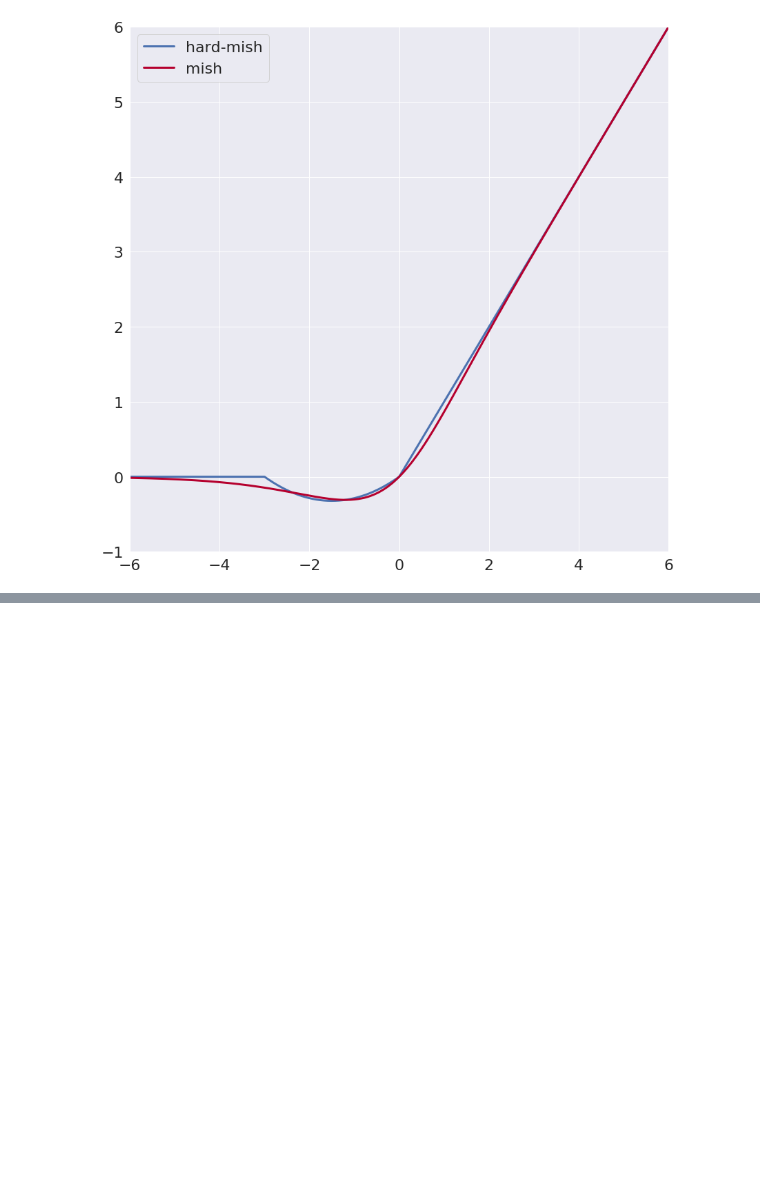
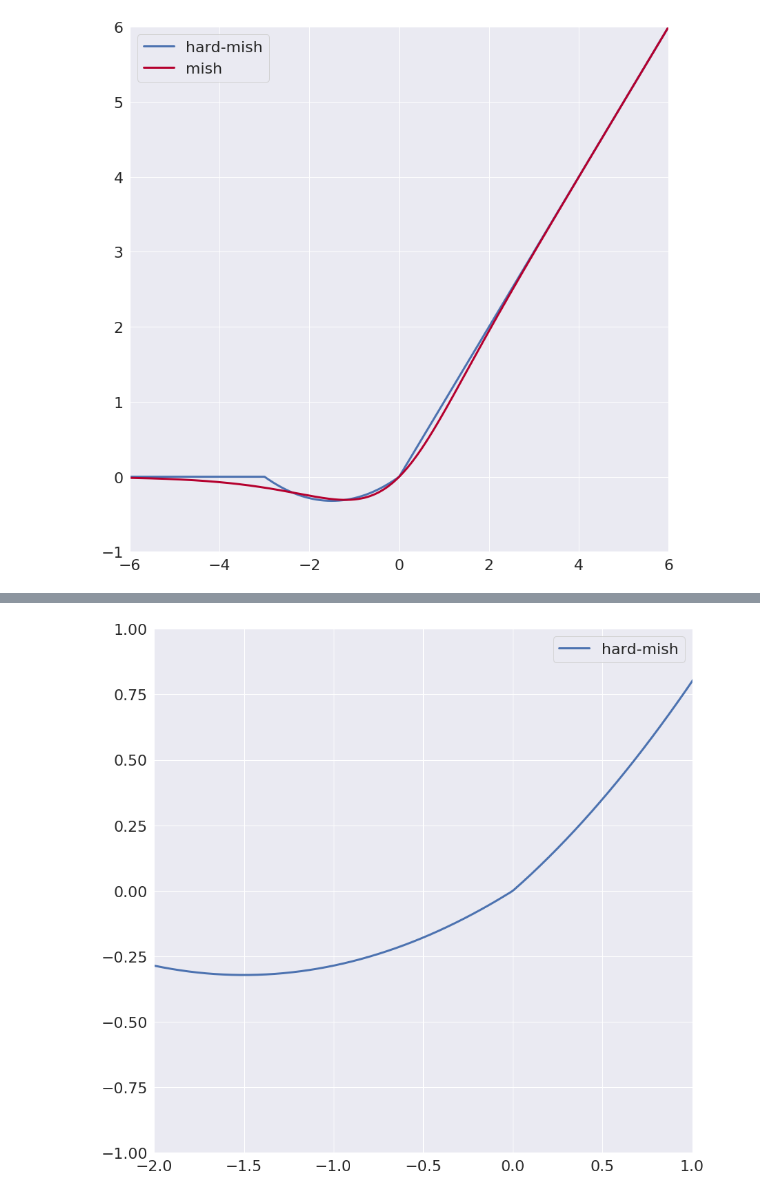
Before and after one commit to andrewRowlinson/data-science, a Jupyter notebook: neural_networks/hard-mish.ipynb, the cells around one changed output, grey strips where cells are left out. Drawn from its saved outputs; the diff is of its cells as text; code cells hidden in the pictures; blank space fills up the shorter version.

```diff
--- a/neural_networks/hard-mish.ipynb
+++ b/neural_networks/hard-mish.ipynb
@@ -170,0 +176,5 @@ ax.legend();
+# %%
+def hard_mish(x):
+    hard7 = x*np.clip(x+3,a_min=0,a_max=7)/7
+    hard5 = x*np.clip(x+3,a_min=0,a_max=5)/5
+    return np.where(x<0,hard7,hard5)
@@ -170,0 +192,12 @@ ax.legend();
+# %%
+# break around x=0 for hard-mish definition
+y_mish = mish(x)
+y_hard_mish = hard_mish(x)
+fig,ax = plt.subplots(1, 1, figsize=(14,14));
+ax.plot(x,y_hard_mish ,label="hard-mish",lw=3);
+#ax.plot(x,y_mish,label="mish",lw=3,color='#b5002e');
+ax.set_xlim(-2,1);
+ax.set_ylim(-1,1);
+ax.legend();
+# %% [output]
+[figure, added]
```
Also changed, not shown: parts of 7 cells of this notebook.
